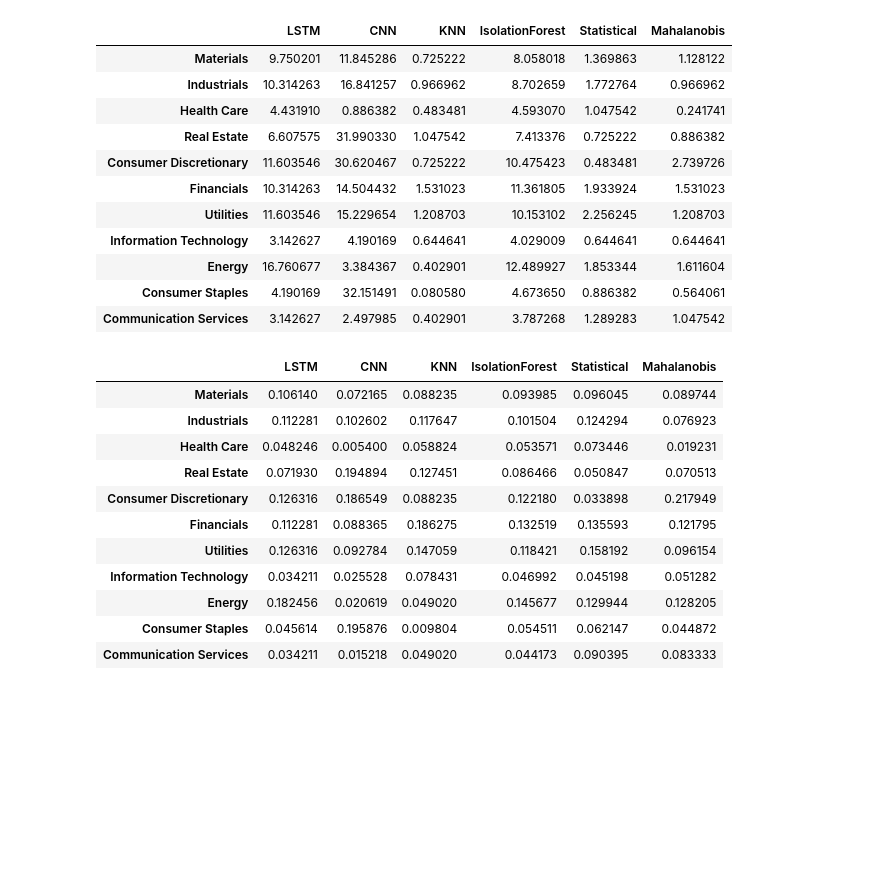
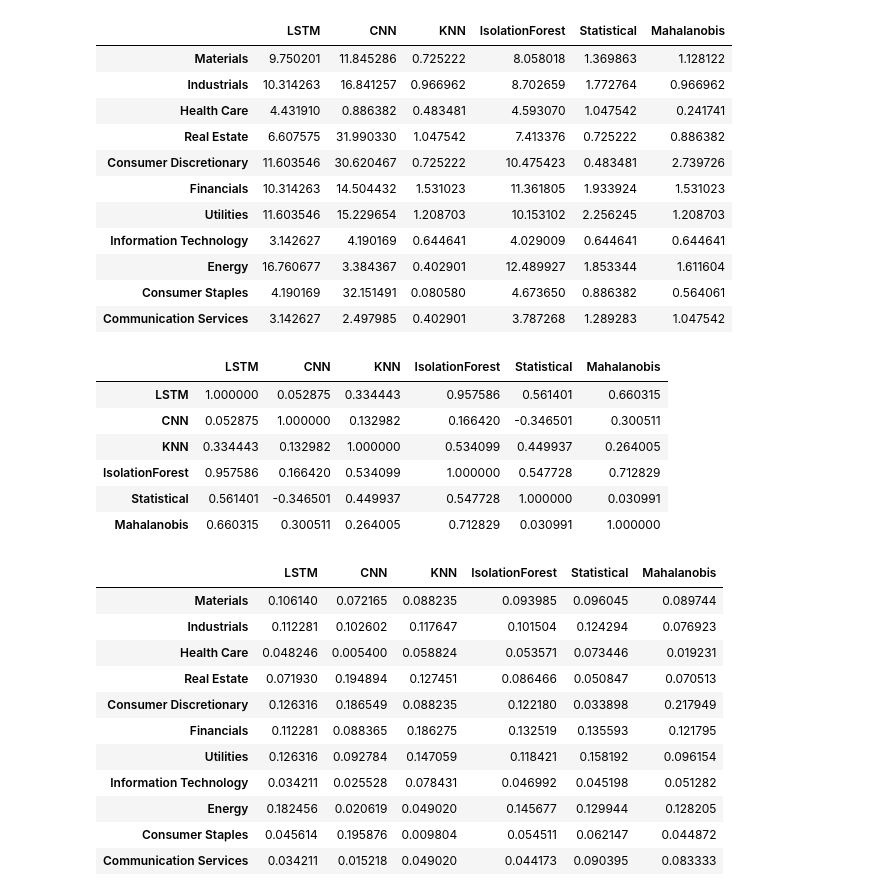
Before and after one commit to ZedongDaniel/capstone, a Jupyter notebook: anomaly_analysis.ipynb, the cells around one changed output. Saved outputs shown, nothing was run; the diff lists cells and outputs as text; code cells hidden in the pictures; blank space fills up the shorter version.

```diff
--- a/anomaly_analysis.ipynb
+++ b/anomaly_analysis.ipynb
@@ -17,10 +19,10 @@ test_data.to_csv('test_set.csv', index=True)
 # %%
-anomalies_lstm = pd.read_csv('Anomaly_Dataset/lstm.csv', index_col='date', parse_dates=True)
-anomalies_cnn = pd.read_csv('Anomaly_Dataset/cnn.csv', index_col='date', parse_dates=True)
-anomalies_isoforest = pd.read_csv('Anomaly_Dataset/isolation_with_financialcrisis.csv', index_col='date', parse_dates=True)
-anomalies_knn = pd.read_csv('Anomaly_Dataset/knn.csv', index_col='date', parse_dates=True)
-anomalies_statistical = pd.read_csv('Anomaly_Dataset/statistics.csv', index_col='date', parse_dates=True)
-anomalies_mahalanobis = pd.read_csv('Anomaly_Dataset/mahalanobis.csv', index_col='date', parse_dates=True)
+anomalies_lstm = pd.read_csv('Anomalies Dataset/lstm.csv', index_col='date', parse_dates=True)
+anomalies_cnn = pd.read_csv('Anomalies Dataset/cnn.csv', index_col='date', parse_dates=True)
+anomalies_isoforest = pd.read_csv('Anomalies Dataset/isolation_with_financialcrisis.csv', index_col='date', parse_dates=True)
+anomalies_knn = pd.read_csv('Anomalies Dataset/knn.csv', index_col='date', parse_dates=True)
+anomalies_statistical = pd.read_csv('Anomalies Dataset/statistics.csv', index_col='date', parse_dates=True)
+anomalies_mahalanobis = pd.read_csv('Anomalies Dataset/mahalanobis_distance.csv', index_col='date', parse_dates=True)
 # %% [markdown]
 #### EDA
 # %%
@@ -107,6 +109,16 @@ Percentage of Anomalies per Sector and Model:
 | Energy | 16.760677 | 3.384367 | 0.402901 | 12.489927 | 1.853344 | 1.611604 |
 | Consumer Staples | 4.190169 | 32.151491 | 0.080580 | 4.673650 | 0.886382 | 0.564061 |
 | Communication Services | 3.142627 | 2.497985 | 0.402901 | 3.787268 | 1.289283 | 1.047542 |
+# %%
+anomaly_percentages.corr()
+# %% [output]
+|  | LSTM | CNN | KNN | IsolationForest | Statistical | Mahalanobis |
+| LSTM | 1.000000 | 0.052875 | 0.334443 | 0.957586 | 0.561401 | 0.660315 |
+| CNN | 0.052875 | 1.000000 | 0.132982 | 0.166420 | -0.346501 | 0.300511 |
+| KNN | 0.334443 | 0.132982 | 1.000000 | 0.534099 | 0.449937 | 0.264005 |
+| IsolationForest | 0.957586 | 0.166420 | 0.534099 | 1.000000 | 0.547728 | 0.712829 |
+| Statistical | 0.561401 | -0.346501 | 0.449937 | 0.547728 | 1.000000 | 0.030991 |
+| Mahalanobis | 0.660315 | 0.300511 | 0.264005 | 0.712829 | 0.030991 | 1.000000 |
 # %%
 # percentage of anomalies across sectors
 num_anomaly_by_model = anomaly_counts.sum()
```
Also changed, not shown: parts of 1 cell of this notebook.
